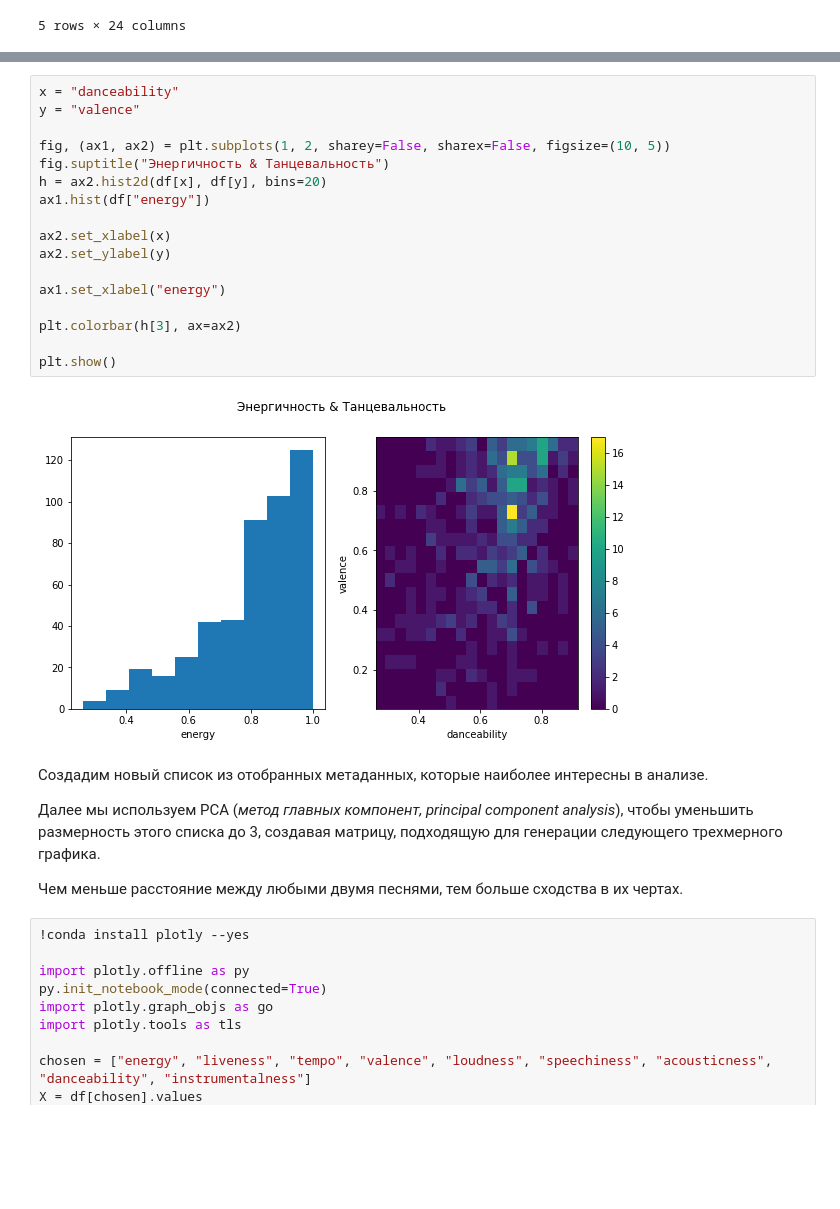
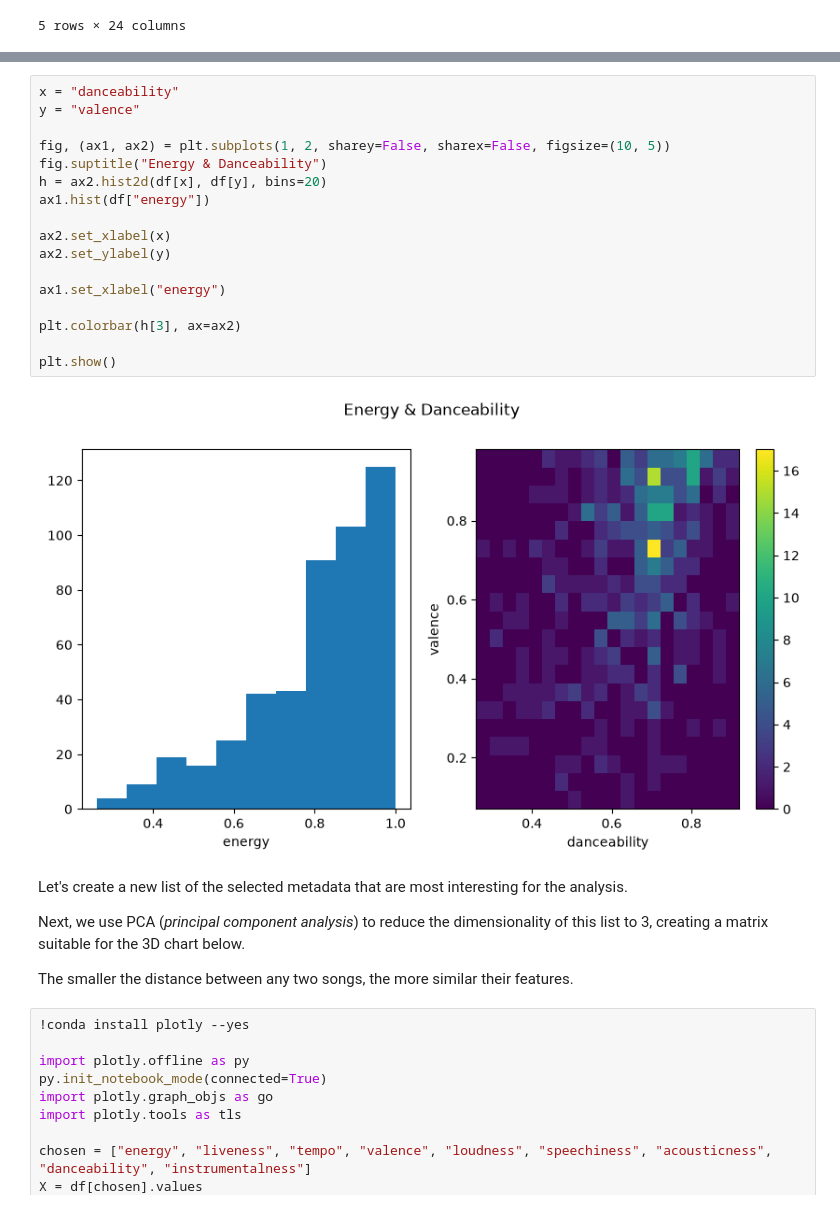
Before and after one commit to claudiakitova/data-stories, a Jupyter notebook: music/caucasus_spotify_analytics.ipynb, the cells around one changed output, grey strips where cells are left out. Saved outputs shown, nothing was run; the diff lists cells and outputs as text; blank space fills up the shorter version.

```diff
--- a/music/caucasus_spotify_analytics.ipynb
+++ b/music/caucasus_spotify_analytics.ipynb
@@ -69,28 +69,28 @@ plt.show()
 # %%
 x = "danceability"
 y = "valence"
 
 fig, (ax1, ax2) = plt.subplots(1, 2, sharey=False, sharex=False, figsize=(10, 5))
-fig.suptitle("Энергичность & Танцевальность")
+fig.suptitle("Energy & Danceability")
 h = ax2.hist2d(df[x], df[y], bins=20)
 ax1.hist(df["energy"])
 
 ax2.set_xlabel(x)
 ax2.set_ylabel(y)
 
 ax1.set_xlabel("energy")
 
 plt.colorbar(h[3], ax=ax2)
 
 plt.show()
 # %% [output]
-[figure, old version]
+[figure, new version]
-# %% [markdown]
-Создадим новый список из отобранных метаданных, которые наиболее интересны в анализе.
-
-Далее мы используем PCA (*метод главных компонент, principal component analysis*), чтобы уменьшить размерность этого списка до 3, создавая матрицу, подходящую для генерации следующего трехмерного графика.
-
-Чем меньше расстояние между любыми двумя песнями, тем больше сходства в их чертах.
+# %% [markdown]
+Let's create a new list of the selected metadata that are most interesting for the analysis.
+
+Next, we use PCA (*principal component analysis*) to reduce the dimensionality of this list to 3, creating a matrix suitable for the 3D chart below.
+
+The smaller the distance between any two songs, the more similar their features.
 # %%
 !conda install plotly --yes
 
```
Also changed, not shown: parts of 14 cells of this notebook, 9 other files.
